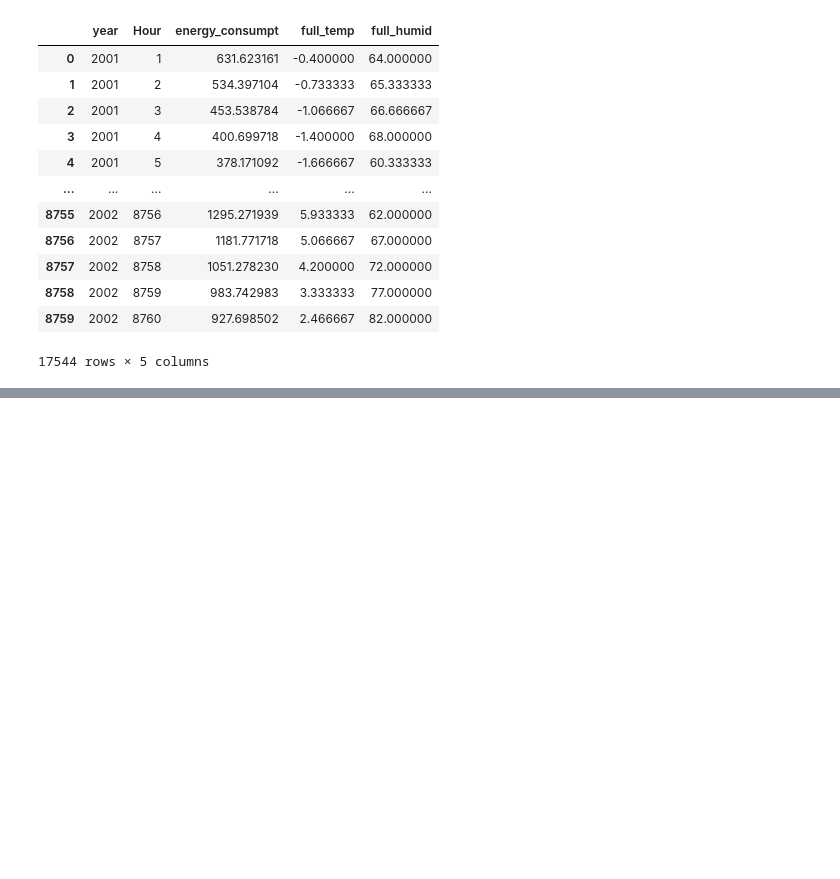
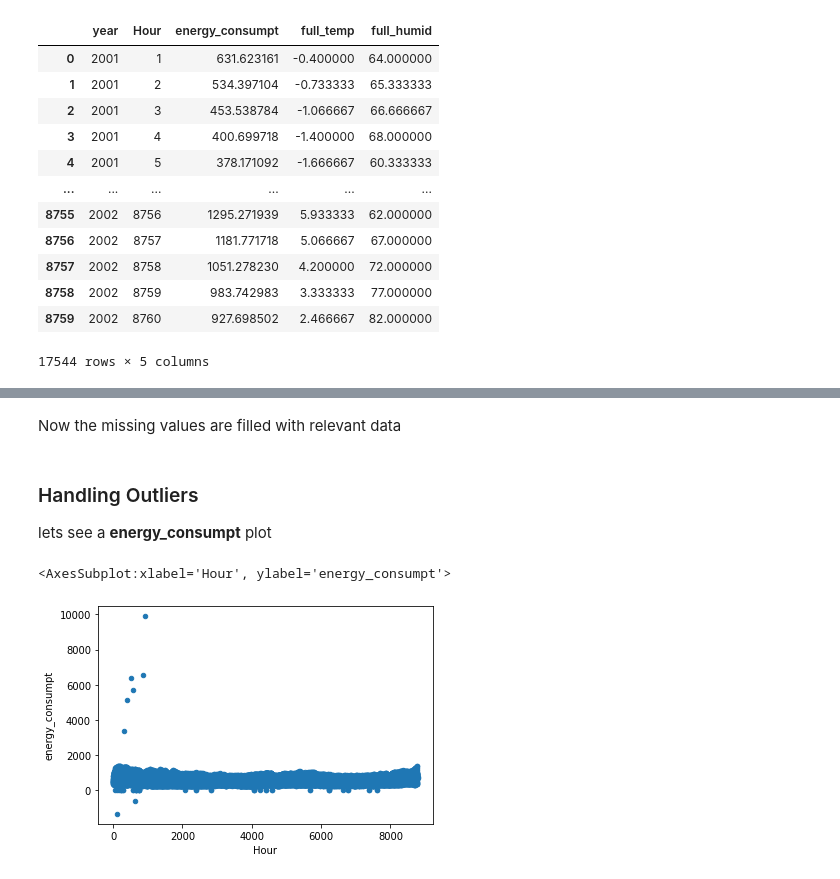
Before and after one commit to GianRojas/CrystalTEC-EnergyData, a Jupyter notebook: main.ipynb, the cells around one changed output, grey strips where cells are left out. Saved outputs shown, nothing was run; the diff lists cells and outputs as text; code cells hidden in the pictures; blank space fills up the shorter version.

Commit message:
handling outliers

```diff
--- a/main.ipynb
+++ b/main.ipynb
@@ -145,0 +186,10 @@ df2
+# %% [markdown]
+Now the missing values are filled with relevant data
+# %% [markdown]
+### Handling Outliers
+lets see a **energy_consumpt** plot
+# %%
+df2.plot.scatter(x='Hour', y='energy_consumpt')
+# %% [output]
+<AxesSubplot:xlabel='Hour', ylabel='energy_consumpt'>
+[figure, added]
```
Also changed, not shown: parts of 11 cells of this notebook.
